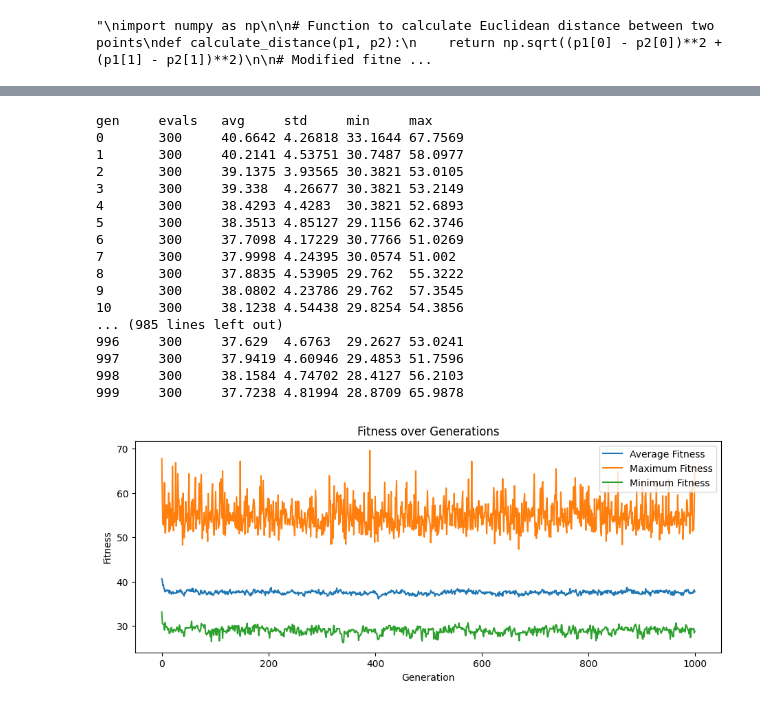
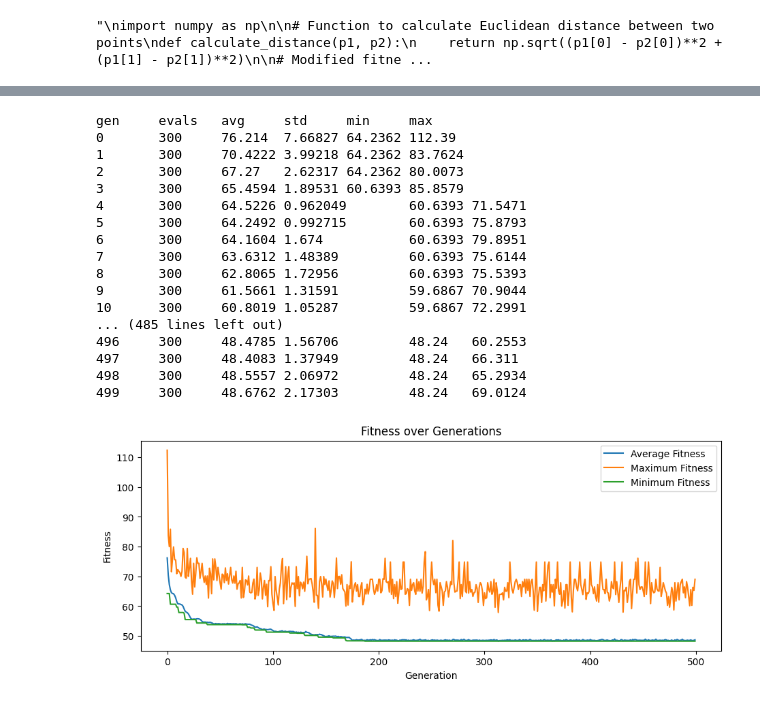
Before and after one commit to aymanish/Multi-Robot-Task-Allocation-using-Genetic-Algorithms, a Jupyter notebook: Main_PBRX.ipynb, the cells around one changed output, grey strips where cells are left out. Saved outputs shown, nothing was run; the diff lists cells and outputs as text; code cells hidden in the pictures.

```diff
--- a/Main_PBRX.ipynb
+++ b/Main_PBRX.ipynb
@@ -677,6 +680,14 @@ stats.register("avg", numpy.mean)
 stats.register("std", numpy.std)
 stats.register("min", numpy.min)
 stats.register("max", numpy.max)
+# %%
+def genetic_diversity(population):
+    diversity = {}
+    # Assuming all individuals in the population have the same length
+    for i in range(len(population[0])):
+        gene_values = [individual[i] for individual in population]
+        diversity[i] = numpy.var(gene_values)
+    return diversity
 # %%
 import matplotlib.pyplot as plt
 import numpy
@@ -697,9 +708,11 @@ logbook = tools.Logbook()
 logbook.header = ["gen", "evals"] + stats.fields
 
 # Number of generations
-NGEN = 1000#50#100 -> IMPROVEMENT IS SLOW AFTER 50 GENS
-CXPB = 0.1#0.1 #0.1 -> CXPB OF 0.01 and MUTPB OF 0.1 Produced interesting results
-MUTPB = 0.1#0.1 #0.1#0.2 - 0.5 did wose on avg fitness but still produced best result - most solutions arent good - but didnt check diversity
+NGEN = 500#1000#50#100 -> IMPROVEMENT IS SLOW AFTER 50 GENS
+CXPB = 1.0#0.1 #0.1 -> CXPB OF 0.01 and MUTPB OF 0.1 Produced interesting results
+MUTPB = 1.0#0.1 #0.1#0.2 - 0.5 did wose on avg fitness but still produced best result - most solutions arent good - but didnt check diversity
+#0.001 - max fitness decreases
+diversity_over_time = []
 
 for gen in range(NGEN):
     # Select the next generation individuals
@@ -738,6 +751,7 @@ for gen in range(NGEN):
     #print best individual per generation
     #indv = tools.selBest(pop, 1)[0]
     #print(indv)
+    diversity_over_time.append(genetic_diversity(pop))
 
 # Extract statistics
 gen = logbook.select("gen")
@@ -751,47 +765,47 @@ plt.plot(gen, avg_fit, label="Average Fitness")
 plt.plot(gen, max_fit, label="Maximum Fitness")
 plt.plot(gen, min_fit, label="Minimum Fitness")
 
 plt.xlabel("Generation")
 plt.ylabel("Fitness")
 plt.legend(loc="best")
 plt.title("Fitness over Generations")
 
 # Set y-ticks to show smaller intervals of 10
 min_y = min(min_fit)  # Find the minimum value of min_fit
 max_y = max(max_fit)  # Find the maximum value of max_fit
 plt.yticks(range(int(min_y - (min_y % 10)), int(max_y + 10), 10))  # Setting y-ticks at every 10 units
 
 # Optionally, adjust the y-axis limits to better fit your data
 plt.ylim([min_y - (min_y % 10) - 5, max_y + 5])  # Adding a small buffer above and below
 
 plt.show()
 """
 # Plotting
 plt.figure(figsize=(11,4))
 plt.plot(gen, avg_fit, label="Average Fitness")
 plt.plot(gen, max_fit, label="Maximum Fitness")
 plt.plot(gen, min_fit, label="Minimum Fitness")
 plt.xlabel("Generation")
 plt.ylabel("Fitness")
 plt.legend(loc="best")
 plt.title("Fitness over Generations")
 plt.show()
 # %% [output]
 gen     evals   avg     std     min     max
-0       300     40.6642 4.26818 33.1644 67.7569
-1       300     40.2141 4.53751 30.7487 58.0977
-2       300     39.1375 3.93565 30.3821 53.0105
-3       300     39.338  4.26677 30.3821 53.2149
-4       300     38.4293 4.4283  30.3821 52.6893
-5       300     38.3513 4.85127 29.1156 62.3746
-6       300     37.7098 4.17229 30.7766 51.0269
-7       300     37.9998 4.24395 30.0574 51.002
-8       300     37.8835 4.53905 29.762  55.3222
-9       300     38.0802 4.23786 29.762  57.3545
-10      300     38.1238 4.54438 29.8254 54.3856
-... (985 lines left out)
-996     300     37.629  4.6763  29.2627 53.0241
-997     300     37.9419 4.60946 29.4853 51.7596
-998     300     38.1584 4.74702 28.4127 56.2103
-999     300     37.7238 4.81994 28.8709 65.9878
+0       300     76.214  7.66827 64.2362 112.39
+1       300     70.4222 3.99218 64.2362 83.7624
+2       300     67.27   2.62317 64.2362 80.0073
+3       300     65.4594 1.89531 60.6393 85.8579
+4       300     64.5226 0.962049        60.6393 71.5471
+5       300     64.2492 0.992715        60.6393 75.8793
+6       300     64.1604 1.674           60.6393 79.8951
+7       300     63.6312 1.48389         60.6393 75.6144
+8       300     62.8065 1.72956         60.6393 75.5393
+9       300     61.5661 1.31591         59.6867 70.9044
+10      300     60.8019 1.05287         59.6867 72.2991
+... (485 lines left out)
+496     300     48.4785 1.56706         48.24   60.2553
+497     300     48.4083 1.37949         48.24   66.311
+498     300     48.5557 2.06972         48.24   65.2934
+499     300     48.6762 2.17303         48.24   69.0124
-[figure, old version]
+[figure, new version]
```
Also changed, not shown: parts of 17 cells of this notebook.
